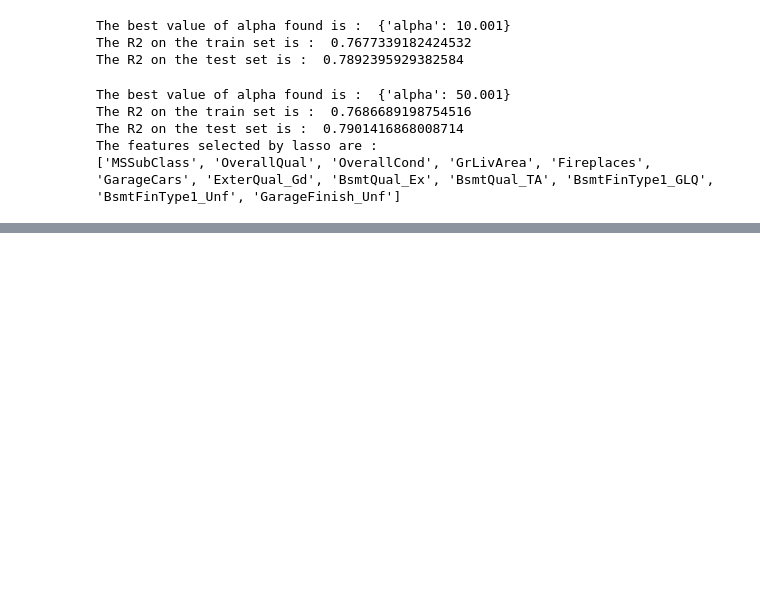
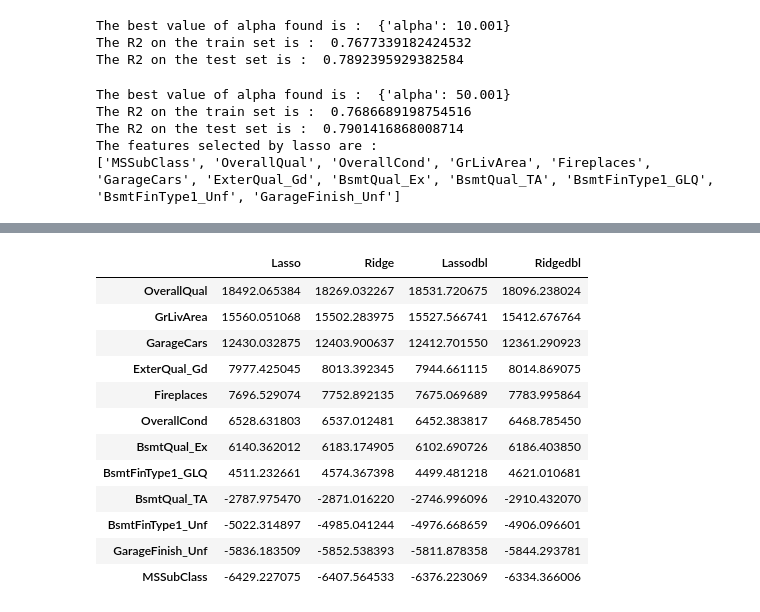
Before and after one commit to kvc0608/HousePricing, a Jupyter notebook: Anirudh KVC.ipynb, the cells around one changed output, grey strips where cells are left out. Drawn from its saved outputs; the diff is of its cells as text; code cells hidden in the pictures; blank space fills up the shorter version.

```diff
--- a/SurpriseHousing.ipynb
+++ b/Anirudh KVC.ipynb
@@ -516,0 +556,7 @@ The features selected by lasso are :
+# %%
+# Coefficients of ridge and lasso
+coeff = pd.DataFrame(index=model.X_train.columns)
+coeff["Lasso"] = model.lasso.best_estimator_.coef_
+coeff["Ridge"] = model.ridge.best_estimator_.coef_[0]
+pd.set_option('display.max_rows', None)
+coeff.sort_values(by='Lasso',ascending=False)
@@ -516,0 +601,6 @@ The features selected by lasso are :
+# %%
+# Doubling the alpha values and training the model
+grid_ridge = {"alpha":[20.002]}
+grid_lasso = {"alpha":[100.002]}
+model1 = deepcopy(model)
+model1.perform_ridge(grid_ridge)
@@ -516,0 +617,7 @@ The features selected by lasso are :
+# %%
+# Coefficients of ridge and lasso
+coeff_dbl = pd.DataFrame(index=model1.X_train.columns)
+coeff_dbl["Lassodbl"] = model1.lasso.best_estimator_.coef_
+coeff_dbl["Ridgedbl"] = model1.ridge.best_estimator_.coef_[0]
+pd.set_option('display.max_rows', None)
+coeff_dbl.sort_values(by='Lassodbl',ascending=False)
@@ -516,0 +638,18 @@ The features selected by lasso are :
+# %%
+# Compaaring the coefficients before and after doubling alpha
+compare = pd.concat([coeff,coeff_dbl],axis=1)
+compare.sort_values(by="Lasso",ascending=False)
+# %% [output]
+|  | Lasso | Ridge | Lassodbl | Ridgedbl |
+| OverallQual | 18492.065384 | 18269.032267 | 18531.720675 | 18096.238024 |
+| GrLivArea | 15560.051068 | 15502.283975 | 15527.566741 | 15412.676764 |
+| GarageCars | 12430.032875 | 12403.900637 | 12412.701550 | 12361.290923 |
+| ExterQual_Gd | 7977.425045 | 8013.392345 | 7944.661115 | 8014.869075 |
+| Fireplaces | 7696.529074 | 7752.892135 | 7675.069689 | 7783.995864 |
+| OverallCond | 6528.631803 | 6537.012481 | 6452.383817 | 6468.785450 |
+| BsmtQual_Ex | 6140.362012 | 6183.174905 | 6102.690726 | 6186.403850 |
+| BsmtFinType1_GLQ | 4511.232661 | 4574.367398 | 4499.481218 | 4621.010681 |
+| BsmtQual_TA | -2787.975470 | -2871.016220 | -2746.996096 | -2910.432070 |
+| BsmtFinType1_Unf | -5022.314897 | -4985.041244 | -4976.668659 | -4906.096601 |
+| GarageFinish_Unf | -5836.183509 | -5852.538393 | -5811.878358 | -5844.293781 |
+| MSSubClass | -6429.227075 | -6407.564533 | -6376.223069 | -6334.366006 |
```
Also changed, not shown: parts of 28 cells of this notebook, 1 other file.
